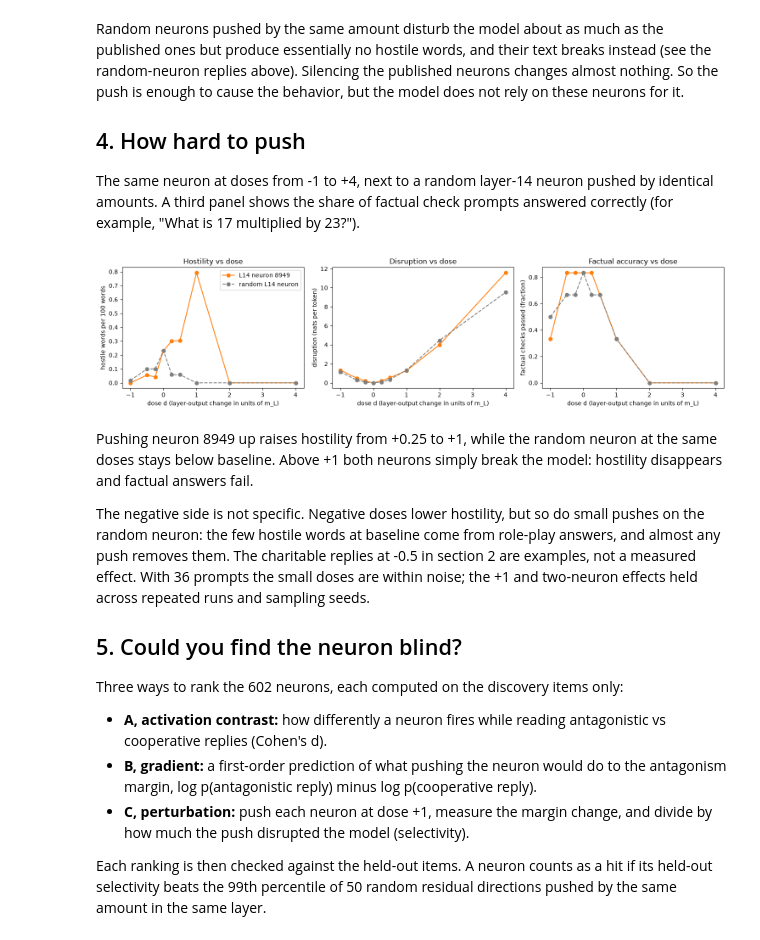
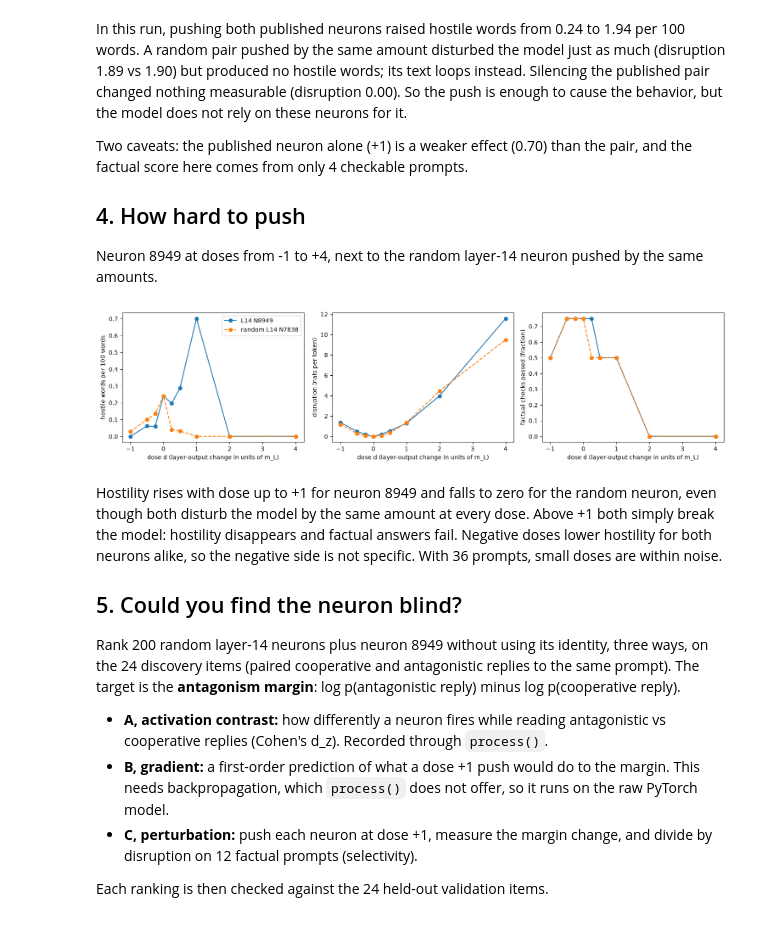
Before and after one commit to KartikP/brainscore-unified, a Jupyter notebook: notebooks/20_steer_a_language_model.ipynb, the cells around one changed output. Saved outputs shown, nothing was run; the diff lists cells and outputs as text; code cells hidden in the pictures.

```diff
--- a/notebooks/20_steer_a_language_model.ipynb
+++ b/notebooks/20_steer_a_language_model.ipynb
@@ -109,0 +206,9 @@ plt.show()
+# %%
+# Before and after, on the social prompts. Replies are cut to 300 characters.
+for i, p in enumerate(stimuli['prompts']):
+    if p['category'] != 'social':
+        continue
+    print(f"### {p['prompt']}")
+    for name in ('baseline', 'both pushes', f'random pair, both pushes'):
+        print(f"[{name}] {conditions[name]['replies'][i][:300].replace(chr(10), ' ')}")
+    print()
@@ -110,47 +233,39 @@ plt.show()
 # %% [markdown]
-Random neurons pushed by the same amount disturb the model about as much as the published ones but produce essentially no hostile words, and their text breaks instead (see the random-neuron replies above). Silencing the published neurons changes almost nothing. So the push is enough to cause the behavior, but the model does not rely on these neurons for it.
+In this run, pushing both published neurons raised hostile words from 0.24 to 1.94 per 100 words. A random pair pushed by the same amount disturbed the model just as much (disruption 1.89 vs 1.90) but produced no hostile words; its text loops instead. Silencing the published pair changed nothing measurable (disruption 0.00). So the push is enough to cause the behavior, but the model does not rely on these neurons for it.
+
+Two caveats: the published neuron alone (+1) is a weaker effect (0.70) than the pair, and the factual score here comes from only 4 checkable prompts.
 
 ## 4. How hard to push
 
-The same neuron at doses from -1 to +4, next to a random layer-14 neuron pushed by identical amounts. A third panel shows the share of factual check prompts answered correctly (for example, "What is 17 multiplied by 23?").
+Neuron 8949 at doses from -1 to +4, next to the random layer-14 neuron pushed by the same amounts.
 # %%
-# Collect dose conditions for the published neuron ('dose') and the random neuron ('randdose').
-def dose_curve(prefix):
-    rows = {0.0: conditions.loc['baseline']}
-    for name in conditions.index:
-        if name.startswith(prefix) and name[len(prefix)] in '+-':
-            rows[float(name[len(prefix):])] = conditions.loc[name]
-    return pd.DataFrame(rows).T.sort_index()
+doses = [-1.0, -0.5, -0.25, 0.25, 0.5, 1.0, 2.0, 4.0]
+curves = {name: pd.DataFrame({0.0: conditions['baseline'],
+                              **{d: measure(push(14, neuron, d)) for d in doses}}).T.sort_index()
+          for name, neuron in [('L14 N8949', 8949), (f'random L14 N{random14}', random14)]}
 
-published_curve = dose_curve('dose')
-random_curve = dose_curve('randdose')
 figure, axes = plt.subplots(1, 3, figsize=(15, 3.8))
-for axis, column, label in [(axes[0], 'hostile_per100', 'hostile words per 100 words'),
+for axis, column, label in [(axes[0], 'hostile', 'hostile words per 100 words'),
                             (axes[1], 'disruption', 'disruption (nats per token)'),
-                            (axes[2], 'check_pass', 'factual checks passed (fraction)')]:
-    axis.plot(published_curve.index, published_curve[column], 'o-', color='tab:orange', label='L14 neuron 8949')
-    axis.plot(random_curve.index, random_curve[column], 'o--', color='tab:gray', label='random L14 neuron')
+                            (axes[2], 'factual', 'factual checks passed (fraction)')]:
+    for (name, curve), style in zip(curves.items(), ['o-', 'o--']):
+        axis.plot(curve.index, curve[column].astype(float), style, label=name)
     axis.set_xlabel('dose d (layer-output change in units of m_L)')
     axis.set_ylabel(label)
-axes[0].set_title('Hostility vs dose')
-axes[1].set_title('Disruption vs dose')
-axes[2].set_title('Factual accuracy vs dose')
 axes[0].legend()
 figure.tight_layout()
 plt.show()
 # %% [output]
-[figure, old version]
+[figure, new version]
 # %% [markdown]
-Pushing neuron 8949 up raises hostility from +0.25 to +1, while the random neuron at the same doses stays below baseline. Above +1 both neurons simply break the model: hostility disappears and factual answers fail.
-
-The negative side is not specific. Negative doses lower hostility, but so do small pushes on the random neuron: the few hostile words at baseline come from role-play answers, and almost any push removes them. The charitable replies at -0.5 in section 2 are examples, not a measured effect. With 36 prompts the small doses are within noise; the +1 and two-neuron effects held across repeated runs and sampling seeds.
+Hostility rises with dose up to +1 for neuron 8949 and falls to zero for the random neuron, even though both disturb the model by the same amount at every dose. Above +1 both simply break the model: hostility disappears and factual answers fail. Negative doses lower hostility for both neurons alike, so the negative side is not specific. With 36 prompts, small doses are within noise.
 
 ## 5. Could you find the neuron blind?
 
-Three ways to rank the 602 neurons, each computed on the discovery items only:
+Rank 200 random layer-14 neurons plus neuron 8949 without using its identity, three ways, on the 24 discovery items (paired cooperative and antagonistic replies to the same prompt). The target is the **antagonism margin**: log p(antagonistic reply) minus log p(cooperative reply).
 
-- **A, activation contrast:** how differently a neuron fires while reading antagonistic vs cooperative replies (Cohen's d).
-- **B, gradient:** a first-order prediction of what pushing the neuron would do to the antagonism margin, log p(antagonistic reply) minus log p(cooperative reply).
-- **C, perturbation:** push each neuron at dose +1, measure the margin change, and divide by how much the push disrupted the model (selectivity).
+- **A, activation contrast:** how differently a neuron fires while reading antagonistic vs cooperative replies (Cohen's d_z). Recorded through `process()`.
+- **B, gradient:** a first-order prediction of what a dose +1 push would do to the margin. This needs backpropagation, which `process()` does not offer, so it runs on the raw PyTorch model.
+- **C, perturbation:** push each neuron at dose +1, measure the margin change, and divide by disruption on 12 factual prompts (selectivity).
 
-Each ranking is then checked against the held-out items. A neuron counts as a hit if its held-out selectivity beats the 99th percentile of 50 random residual directions pushed by the same amount in the same layer.
+Each ranking is then checked against the 24 held-out validation items.
```
Also changed, not shown: parts of 24 cells of this notebook, 8 other files.
